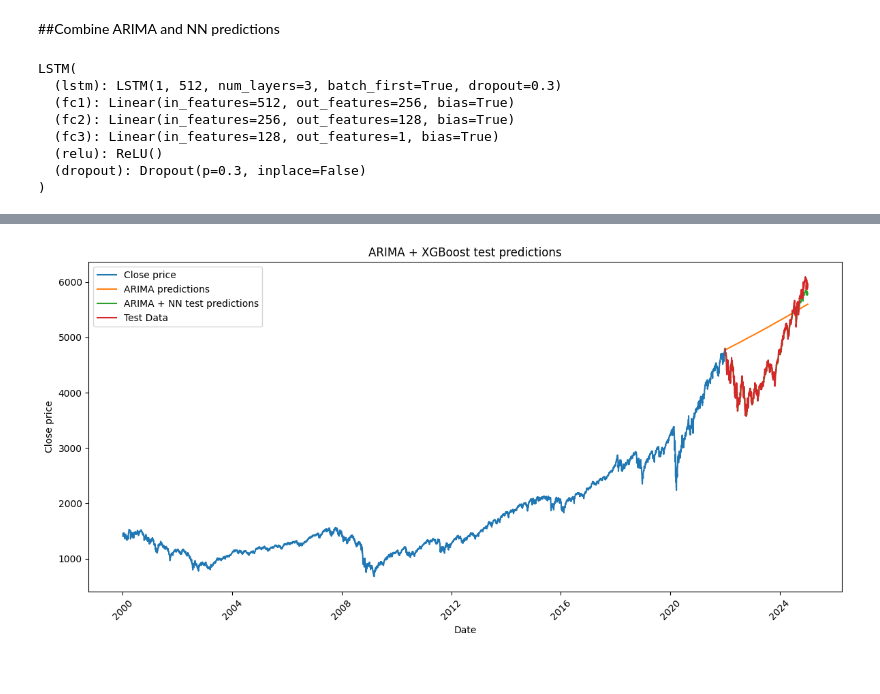
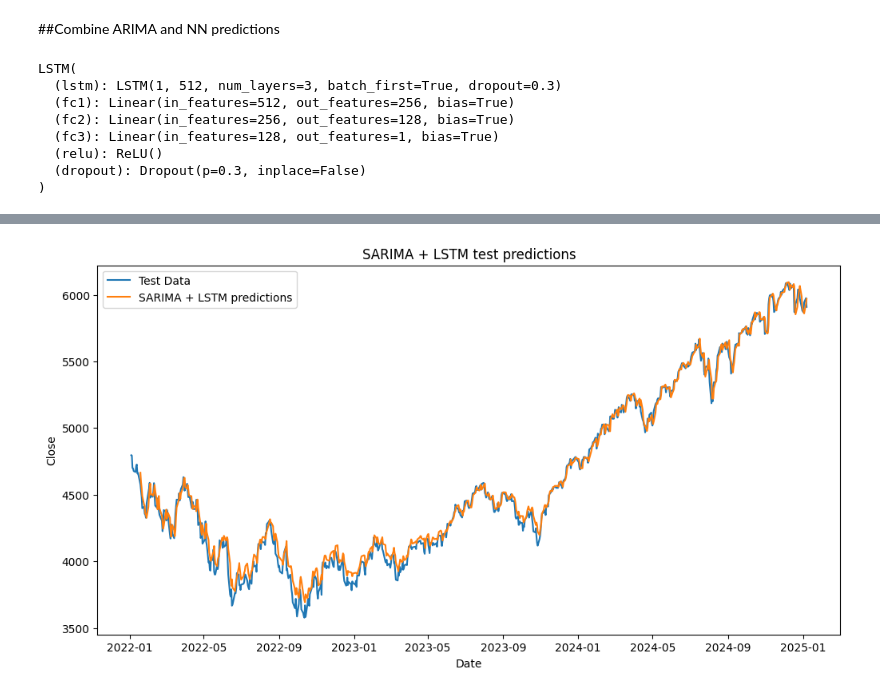
Before and after one commit to andreadamiano/Arbitrated-Dynamic-Ensemble, a Jupyter notebook: Project_code/CNN LSTM/CNN LSTM model.ipynb, the cells around one changed output, grey strips where cells are left out. Drawn from its saved outputs; the diff is of its cells as text; code cells hidden in the pictures.

Commit message:
ADE + SARIMA

```diff
--- a/Project_code/CNN LSTM/CNN LSTM model.ipynb
+++ b/Project_code/CNN LSTM/CNN LSTM model.ipynb
@@ -77,7 +92,7 @@ class DeviceDataLoader (): #receive a dataloader and move to the correct device
     self.device = device
 
   def __iter__(self):
-    for batch in self.dl:
+    for batch in iter(self.dl):
       yield to_device(batch, device)
 
   def __len__(self):
@@ -320,7 +111,7 @@ train_data.index = pd.to_datetime(train_data.index)
 val_data = residuals.loc['2019': '2021']
 val_data.index = pd.to_datetime(val_data.index)
 
-train_val_data = residuals.loc[: '2022']
+train_val_data = residuals.loc[: '2021']
 train_val_data.index = pd.to_datetime(train_val_data.index)
 
 test_data = residuals.loc['2022':]
@@ -330,7 +121,8 @@ extended_test_data = pd.concat([train_val_data.iloc[-10:, 0], test_data], axis=0
 extended_test_data.index = pd.concat([train_val_data.iloc[-10:, 0], test_data], axis=0).index
 
 # scaler = StandardScaler()
-scaler = MinMaxScaler(feature_range=(-1, 1)) #initilise scaler
+# scaler = MinMaxScaler(feature_range=(-1, 1)) #initilise scaler
+scaler = RobustScaler()
 train_data_scaled = pd.DataFrame(scaler.fit_transform(train_data.values.reshape(-1, 1)))
 val_data_scaled = pd.DataFrame(scaler.transform(val_data.values.reshape(-1, 1)))
 train_val_data_scaled = pd.DataFrame(scaler.fit_transform(train_val_data.values.reshape(-1, 1)))
@@ -996,6 +1022,7 @@ def inference(model, data_loader):
 models = [LSTM_model, CNN_model, parallelCNNLSTM_model, LSTM_CNN_model]
 for model in models:
     print(f"model: {model}")
+    model_name = model.__class__.__name__
     #batch inference
     prediction, actual = inference(model, test_loader)
 
@@ -1029,7 +1056,7 @@ for model in models:
     plt.figure(figsize=(12, 6))
     sns.lineplot(x=train_predictions.index, y = train_predictions[0], color = "green", label = "predictions on the Train + Val set")
     sns.lineplot(x=actual_train.index, y = actual_train[0], color = "red", label = "Train + Val set")
-    plt.suptitle('Predictions on the Train + Val Set')
+    plt.suptitle(f'{model_name} predictions on the Train + Val Set')
     plt.show()
 
 
@@ -1049,7 +1076,7 @@ for model in models:
     plt.figure(figsize=(12, 6))
     sns.lineplot(x=prediction.index, y = prediction[0], color = "green", label = "predictions on the Test set")
     sns.lineplot(x=actual.index, y = actual[0], color = "red", label = "Test set")
-    plt.suptitle('Predictions on the Test Set')
+    plt.suptitle(f'{model_name} predictions on the Test Set')
     plt.show()
 
 
@@ -1132,7 +1299,7 @@ R2: 0.9975959441418072
 # %% [markdown]
 ##Combine ARIMA and NN predictions
 # %%
-model_names = ['CNN', 'LSTM', 'parallelCNN_LSTM', 'LSTM_CNN'] #model names
+model_names = ['LSTM', 'CNN', 'parallelCNN_LSTM', 'LSTM_CNN'] #model names
 models = [LSTM_model, CNN_model, parallelCNNLSTM_model, LSTM_CNN_model] #model istannces
 for model_name, model in zip(model_names, models):
     print(model)
@@ -1158,49 +1325,49 @@ for model_name, model in zip(model_names, models):
     actual_train.index = train_val_data[10:].index
 
     #combine arima and NN predictions on test set
-    ARIMA_NN_test_predictions = ARIMA_predictions[10:] + prediction[0]
+    SARIMA_NN_test_predictions = SARIMA_test_predictions[10:] + prediction[0]
 
     #combine arima and NN predictions on train set
-    ARIMA_NN_train_predictions = fitted_values.iloc[10:,0].values + train_predictions[0]
+    SARIMA_NN_train_predictions = SARIMA_fitted_values.iloc[10:,0].values + train_predictions[0]
 
 
     #visualize
-    #predictions on train set
-    plt.figure(figsize=(12, 6))
-    # sns.lineplot(data = Close_price.loc[train_val_data.index], label="Close price")
-    sns.lineplot(x=train_val_data.index, y=fitted_values.values.ravel(), label="ARIMA fitted values")
-    # sns.lineplot(x=test_data.index, y=XGBoost_predictions.values.ravel(), label="XGBoost predictions")
-    sns.lineplot(x=train_val_data.index[10:], y=ARIMA_NN_train_predictions, label="ARIMA + NN train predictions")
-    sns.lineplot(x=train_val_data.index, y=Close_price.loc[train_val_data.index ], label="Train + Val Data")
-    plt.title('ARIMA + XGBoost train predictions')
-    plt.xlabel('Date')
-    plt.ylabel('Close price')
-    plt.xticks(rotation=45)  # Rotate x-axis labels
-    plt.tight_layout() # Automatically adjusts the layout
-    plt.legend()
-    plt.show()
+    # #predictions on train set
+    # plt.figure(figsize=(12, 6))
+    # # sns.lineplot(data = Close_price.loc[train_val_data.index], label="Close price")
+    # sns.lineplot(x=train_val_data.index, y=SARIMA_fitted_values.values.ravel(), label="SARIMA fitted values")
+    # # sns.lineplot(x=test_data.index, y=XGBoost_predictions.values.ravel(), label="XGBoost predictions")
+    # sns.lineplot(x=train_val_data.index[10:], y=SARIMA_fitted_values.iloc[10:,0], label="SARIMA + NN train predictions")
+    # sns.lineplot(x=train_val_data.index, y=Close_price.loc[train_val_data.index ], label="Train + Val Data")
+    # plt.title('SARIMA + XGBoost train predictions')
+    # plt.xlabel('Date')
+    # plt.ylabel('Close price')
+    # plt.xticks(rotation=45)  # Rotate x-axis labels
+    # plt.tight_layout() # Automatically adjusts the layout
+    # plt.legend()
+    # plt.show()
 
 
-    #compute metrics
-    mse = mean_squared_error(actual_train, train_predictions)
-    rmse = np.sqrt(mse)
-    mae = mean_absolute_error(actual_train, train_predictions)
-    r2 = r2_score(actual_train, train_predictions)
+    # #compute metrics
+    # mse = mean_squared_error(actual_train, train_predictions)
+    # rmse = np.sqrt(mse)
+    # mae = mean_absolute_error(actual_train, train_predictions)
+    # r2 = r2_score(actual_train, train_predictions)
 
-    print(f"MSE: {mse}")
-    print(f"RMSE: {rmse}")
-    print(f"MAE: {mae}")
-    print(f"R2: {r2}")
+    # print(f"MSE: {mse}")
+    # print(f"RMSE: {rmse}")
+    # print(f"MAE: {mae}")
+    # print(f"R2: {r2}")
 
 
     #predictions on test set
     plt.figure(figsize=(12, 6))
     sns.lineplot(data = Close_price.loc[train_val_data.index], label="Close price")
-    sns.lineplot(x=test_data.index, y=ARIMA_predictions.values.ravel(), label="ARIMA predictions")
+    sns.lineplot(x=test_data.index, y=SARIMA_test_predictions.values.ravel(), label="SARIMA test predictions")
     # sns.lineplot(x=test_data.index, y=XGBoost_predictions.values.ravel(), label="XGBoost predictions")
-    sns.lineplot(x=test_data.index[10:], y=ARIMA_NN_test_predictions, label="ARIMA + NN test predictions")
+    sns.lineplot(x=test_data.index[10:], y=SARIMA_NN_test_predictions, label= f"SARIMA + {model_name} test predictions")
     sns.lineplot(x=test_data.index, y=Close_price.loc[test_data.index ], label="Test Data")
-    plt.title('ARIMA + XGBoost test predictions')
+    plt.title(f'SARIMA + {model_name} test predictions')
     plt.xlabel('Date')
     plt.ylabel('Close price')
     plt.xticks(rotation=45)  # Rotate x-axis labels
@@ -1224,15 +1391,16 @@ for model_name, model in zip(model_names, models):
     #close up
     plt.figure(figsize=(12, 6))
     sns.lineplot(x=test_data.index, y=Close_price.loc[test_data.index ], label="Test Data")
-    sns.lineplot(x=test_data[10:].index, y=ARIMA_NN_test_predictions, label="ARIMA + NN predictions")
+    sns.lineplot(x=test_data[10:].index, y=SARIMA_NN_test_predictions, label=f"SARIMA + {model_name} predictions")
+    plt.title(f'SARIMA + {model_name} test predictions')
     plt.show()
 
 
     #save ARIMA + XGBoost predictions
     drive.mount('/content/gdrive')
-    file_path = f'/content/gdrive/MyDrive/università/Machine_learning/Project_code/CNN LSTM/ARIMA_{model_name}_predictions.csv'
-    ARIMA_NN_test_predictions = pd.Series(ARIMA_NN_test_predictions, index=test_data.index)
-    ARIMA_NN_test_predictions.to_csv(file_path, index=True)
+    file_path = f'/content/gdrive/MyDrive/università/Machine_learning/Project_code/CNN LSTM/SARIMA_{model_name}_predictions.csv'
+    SARIMA_NN_test_predictions = pd.Series(SARIMA_NN_test_predictions, index=test_data.index)
+    SARIMA_NN_test_predictions.to_csv(file_path, index=True)
 # %% [output]
 LSTM(
   (lstm): LSTM(1, 512, num_layers=3, batch_first=True, dropout=0.3)
@@ -1250 +1418 @@ R2: 0.9969552643565266
-[figure, old version]
+[figure, new version]
```
Also changed, not shown: parts of 24 cells of this notebook, 8 other files.
